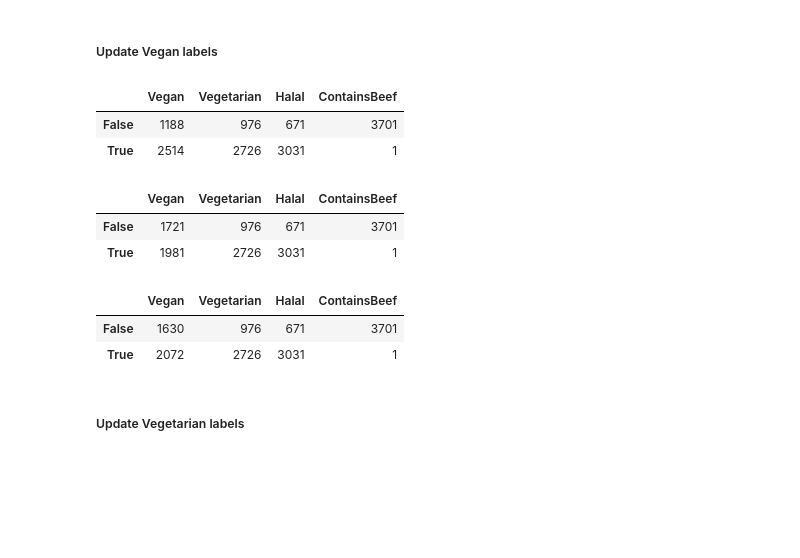
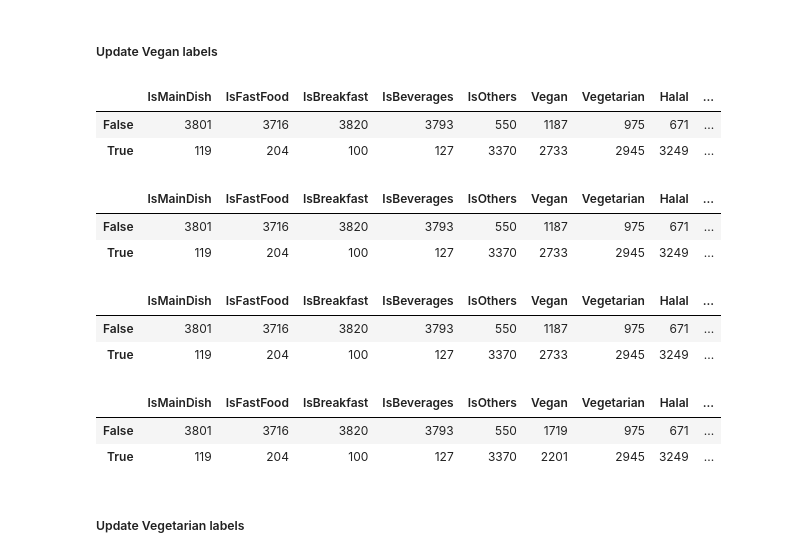
Before and after one commit to ISS-IS02PT/IRS-PM-ISY5001-2020-01-18-GROUP5-A.I.-Food-Recommender, a Jupyter notebook: SystemCode/Integrations/foodrec_proj/foodrec/Dataset/Food_Data_EDA.ipynb, the cells around one changed output. Cells and saved outputs as stored; diff of their text form; code cells hidden in the pictures; blank space fills up the shorter version.

Commit message:
Update EDA
EDA notebook clear chicken in vegan c=labels and update isothers from !ismain and !isbreakfast

```diff
--- a/SystemCode/Integrations/foodrec_proj/foodrec/Dataset/Food_Data_EDA.ipynb
+++ b/SystemCode/Integrations/foodrec_proj/foodrec/Dataset/Food_Data_EDA.ipynb
@@ -21,7 +21,8 @@ pd.set_option('display.max_colwidth', 0)
     <li>Display 1st 5 rows of data</li>
 </ul>
 # %%
-data = pd.read_csv("FoodDatabase.csv")
+#data = pd.read_csv("FoodDatabase.csv")
+data = pd.read_csv("foodDataBase_PleaseUseThis_DC2.csv")
 display(data.info())
 display(data.head())
 # %% [output]
@@ -51,0 +56,5 @@ None
+# %%
+column_names = data.select_dtypes(include='int64').columns
+data[column_names] = data[column_names].astype(bool)
+display(data.info())
+display(data.head())
@@ -258,8 +238,9 @@ TotalFatAmount_g : [ 4.81 27.36]
 # %% [markdown]
 <h4>Update data</h4>
 # %%
-data = data[data['FoodName'] != duplicated_names[0]]
-data = data.append(dictSmall, ignore_index=True)
-data = data.append(dictLarge, ignore_index=True)
-data.drop_duplicates(subset='FoodName', inplace=True)
-data[data['FoodName'].str.contains('assam prawn', case=False)]
+if (len(duplicated_names) > 0) :
+    data = data[data['FoodName'] != duplicated_names[0]]
+    data = data.append(dictSmall, ignore_index=True)
+    data = data.append(dictLarge, ignore_index=True)
+    data.drop_duplicates(subset='FoodName', inplace=True)
+    data[data['FoodName'].str.contains('assam prawn', case=False)]
@@ -1160,7 +1143,8 @@ FoodKeywords_NonVegan=['abalone', 'ayam', 'apam', 'assam pedas',
                        'yong tau foo', 'yoghurt', 'yellow noodle', 'yolk', 'yolks', 'yu sheng',
                        'zinger burger', 'zazzle', 'zha jiang mian']
 
-FoodKeywords_Vegan=['non dairy', 'eggplant', 'coconut', 'honeydew', 'ramen', 'cooked, plain', 'vegetarian', 'vegan']
+#FoodKeywords_Vegan=['non dairy', 'eggplant', 'coconut', 'honeydew', 'ramen', 'cooked, plain', 'vegetarian', 'vegan']
+FoodKeywords_Vegan=['non dairy', 'honeydew', 'ramen', 'cooked, plain', 'vegetarian', 'vegan']
 
 print(f'No. of non-vegan keywords = {len(FoodKeywords_NonVegan)}')
 print(f'No. of vegan keywords = {len(FoodKeywords_Vegan)}')
@@ -1266,37 +1250,52 @@ No. of beef keywords = 3
 # %%
 labelName = 'Vegan'
 
 FoodGroups_False = FoodGroups_NonVegan
 FoodSubGroups_False = FoodSubGroups_NonVegan
 FoodKeywords_False = FoodKeywords_NonVegan
 
 FoodGroups_True = FoodGroups_Vegan
 FoodKeywords_True = FoodKeywords_Vegan
 
 display(data.select_dtypes(include='bool').apply(pd.value_counts))
 
+# label from Food Groups
 criteria = ~data['FoodGroup'].isin(['BEVERAGES']) &\
-            (data['FoodGroup'].isin(FoodGroups_False) |\
-            data['FoodSubGroup'].isin(FoodSubGroups_False) |\
-            (sum([data['FoodName'].str.contains(word) for word in FoodKeywords_False]) > 0))
+            data['FoodGroup'].isin(FoodGroups_False)
+data.loc[criteria, labelName] = False
+criteria = ~data['FoodGroup'].isin(['BEVERAGES']) &\
+            data['FoodGroup'].isin(FoodGroups_True)
+data.loc[criteria, labelName] = True
+display(data.select_dtypes(include='bool').apply(pd.value_counts))
+
+# label from Food Sub Groups
+criteria = ~data['FoodGroup'].isin(['BEVERAGES']) &\
+            data['FoodGroup'].isin(FoodGroups_False)
 data.loc[criteria, labelName] = False
 display(data.select_dtypes(include='bool').apply(pd.value_counts))
 
+# label from Food Names
 criteria = ~data['FoodGroup'].isin(['BEVERAGES']) &\
-            (data['FoodGroup'].isin(FoodGroups_True) |\
-            (sum([data['FoodName'].str.contains(word) for word in FoodKeywords_True]) > 0))
+            (sum([data['FoodName'].str.contains(word) for word in FoodKeywords_False]) > 0)
+data.loc[criteria, labelName] = False
+criteria = ~data['FoodGroup'].isin(['BEVERAGES']) &\
+            (sum([data['FoodName'].str.contains(word) for word in FoodKeywords_True]) > 0)
 data.loc[criteria, labelName] = True
+
 display(data.select_dtypes(include='bool').apply(pd.value_counts))
 # %% [output]
-|  | Vegan | Vegetarian | Halal | ContainsBeef |
-| False | 1188 | 976 | 671 | 3701 |
-| True | 2514 | 2726 | 3031 | 1 |
+|  | IsMainDish | IsFastFood | IsBreakfast | IsBeverages | IsOthers | Vegan | Vegetarian | Halal | ... |
+| False | 3801 | 3716 | 3820 | 3793 | 550 | 1187 | 975 | 671 | ... |
+| True | 119 | 204 | 100 | 127 | 3370 | 2733 | 2945 | 3249 | ... |
-|  | Vegan | Vegetarian | Halal | ContainsBeef |
-| False | 1721 | 976 | 671 | 3701 |
-| True | 1981 | 2726 | 3031 | 1 |
+|  | IsMainDish | IsFastFood | IsBreakfast | IsBeverages | IsOthers | Vegan | Vegetarian | Halal | ... |
+| False | 3801 | 3716 | 3820 | 3793 | 550 | 1187 | 975 | 671 | ... |
+| True | 119 | 204 | 100 | 127 | 3370 | 2733 | 2945 | 3249 | ... |
-|  | Vegan | Vegetarian | Halal | ContainsBeef |
-| False | 1630 | 976 | 671 | 3701 |
-| True | 2072 | 2726 | 3031 | 1 |
+|  | IsMainDish | IsFastFood | IsBreakfast | IsBeverages | IsOthers | Vegan | Vegetarian | Halal | ... |
+| False | 3801 | 3716 | 3820 | 3793 | 550 | 1187 | 975 | 671 | ... |
+| True | 119 | 204 | 100 | 127 | 3370 | 2733 | 2945 | 3249 | ... |
+|  | IsMainDish | IsFastFood | IsBreakfast | IsBeverages | IsOthers | Vegan | Vegetarian | Halal | ... |
+| False | 3801 | 3716 | 3820 | 3793 | 550 | 1719 | 975 | 671 | ... |
+| True | 119 | 204 | 100 | 127 | 3370 | 2201 | 2945 | 3249 | ... |
 # %% [markdown]
 <h5>Update Vegetarian labels</h5>
 # %%
```
Also changed, not shown: parts of 44 cells of this notebook, 1 other file.
